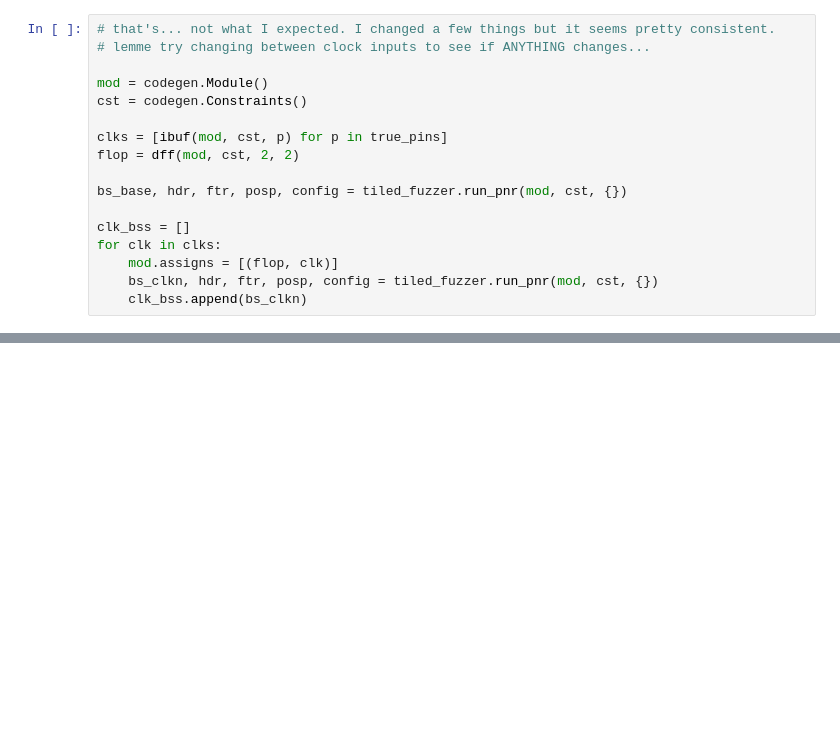
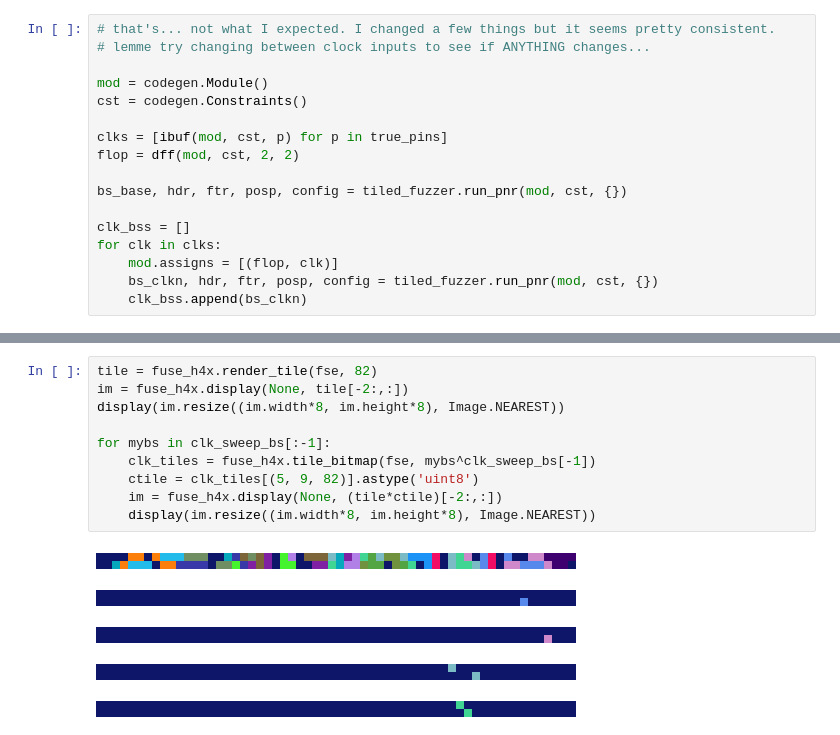
Before and after one commit to YosysHQ/apicula, a Jupyter notebook: clock_experiments.ipynb, the cells around one changed output, grey strips where cells are left out. Saved outputs shown, nothing was run; the diff lists cells and outputs as text; blank space fills up the shorter version.

```diff
--- a/clock_experiments.ipynb
+++ b/clock_experiments.ipynb
@@ -379,0 +474,16 @@ Since I don't have a trivial way to make it use any other mux voluntarily, fuzzi
+# %%
+tile = fuse_h4x.render_tile(fse, 82)
+im = fuse_h4x.display(None, tile[-2:,:])
+display(im.resize((im.width*8, im.height*8), Image.NEAREST))
+
+for mybs in clk_sweep_bs[:-1]:
+    clk_tiles = fuse_h4x.tile_bitmap(fse, mybs^clk_sweep_bs[-1])
+    ctile = clk_tiles[(5, 9, 82)].astype('uint8')
+    im = fuse_h4x.display(None, (tile*ctile)[-2:,:])
+    display(im.resize((im.width*8, im.height*8), Image.NEAREST))
+# %% [output]
+[figure, added]
+[figure, added]
+[figure, added]
+[figure, added]
+[figure, added]
```
Also changed, not shown: parts of 16 cells of this notebook, 1 other file.
